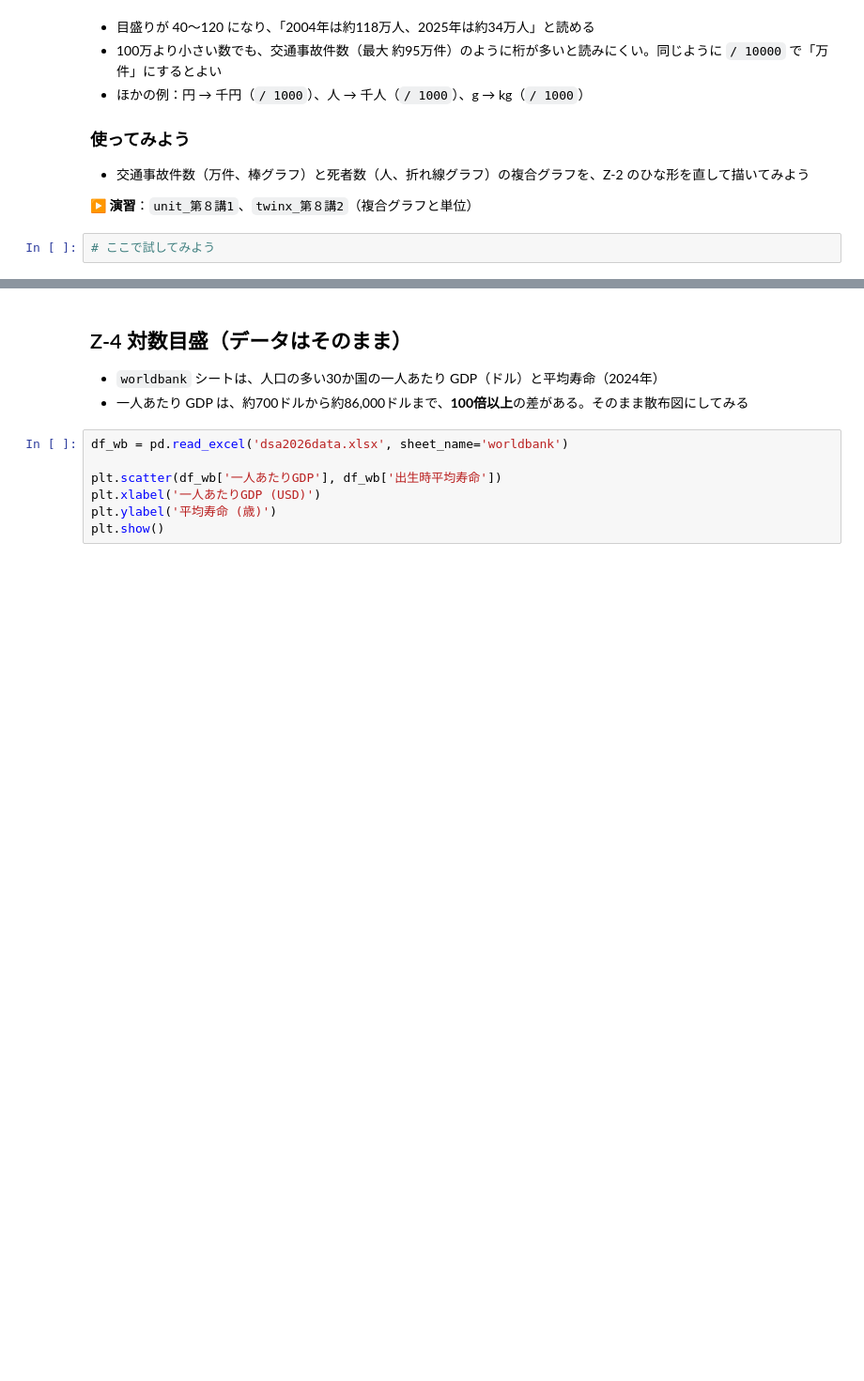
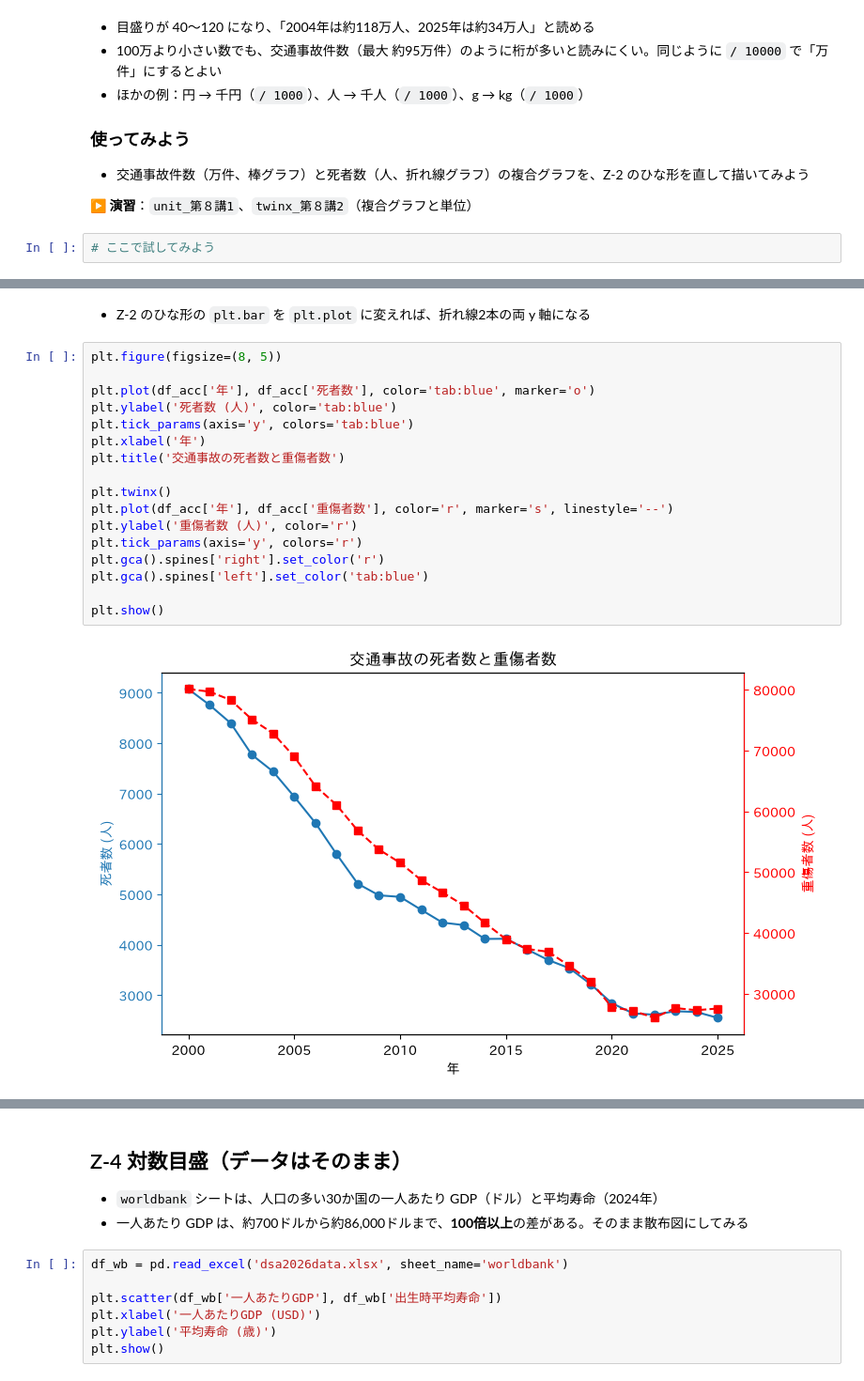
Before and after one commit to CreativeStudies-NGT/lectures, a Jupyter notebook: dsa/DSA2026_第８講_複合グラフ_注釈.ipynb, the cells around one changed output, grey strips where cells are left out. Shown at 94% size. Drawn from its saved outputs; the diff is of its cells as text; blank space fills up the shorter version.

Commit message:
Add two-line twinx example to Z-3 of DSA2026 lecture 8 notebook
Co-Authored-By: Claude Opus 5.5 <noreply@anthropic.com>

```diff
--- a/dsa/DSA2026_第８講_複合グラフ_注釈.ipynb
+++ b/dsa/DSA2026_第８講_複合グラフ_注釈.ipynb
@@ -290,0 +304,21 @@ plt.show()
+# %% [markdown]
+- Z-2 のひな形の `plt.bar` を `plt.plot` に変えれば、折れ線2本の両 y 軸になる
+# %%
+plt.figure(figsize=(8, 5))
+
+plt.plot(df_acc['年'], df_acc['死者数'], color='tab:blue', marker='o')
+plt.ylabel('死者数 (人)', color='tab:blue')
+plt.tick_params(axis='y', colors='tab:blue')
+plt.xlabel('年')
+plt.title('交通事故の死者数と重傷者数')
+
+plt.twinx()
+plt.plot(df_acc['年'], df_acc['重傷者数'], color='r', marker='s', linestyle='--')
+plt.ylabel('重傷者数 (人)', color='r')
+plt.tick_params(axis='y', colors='r')
+plt.gca().spines['right'].set_color('r')
+plt.gca().spines['left'].set_color('tab:blue')
+
+plt.show()
+# %% [output]
+[figure, added]
```
Also changed, not shown: parts of 3 cells of this notebook.
